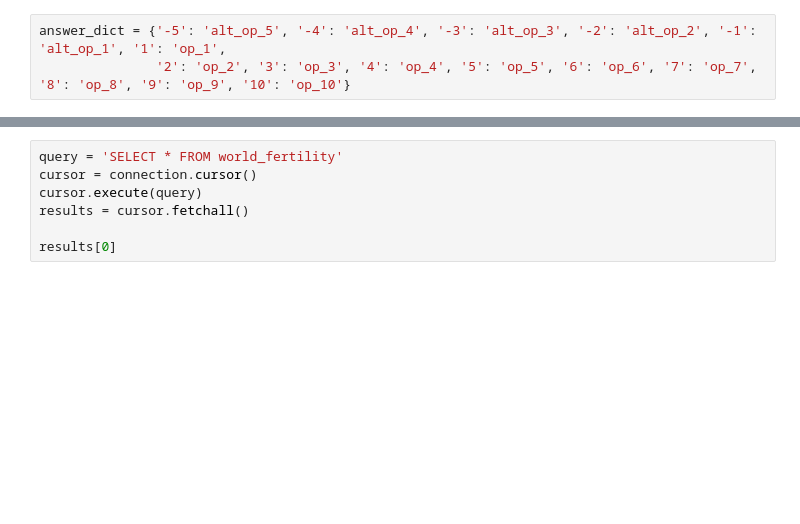
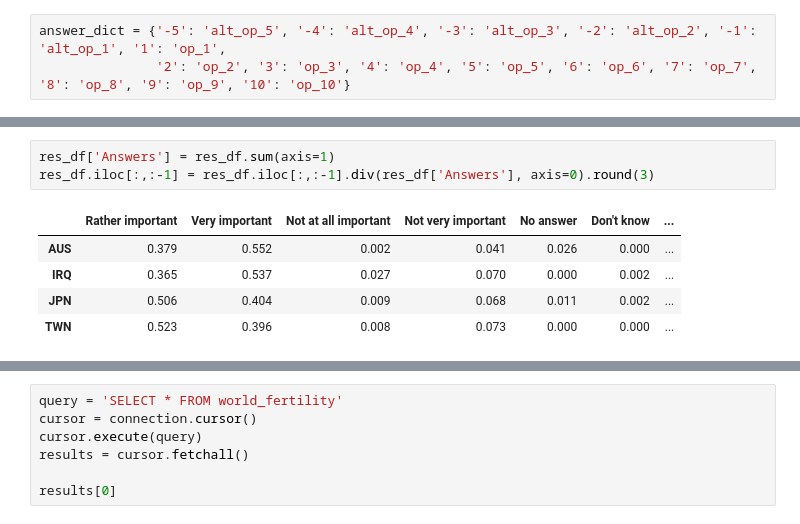
Before and after one commit to augustlidfeldt/country_explorer, a Jupyter notebook: notebooks/api_dev.ipynb, the cells around one changed output, grey strips where cells are left out. Cells and saved outputs as stored; diff of their text form; blank space fills up the shorter version.

```diff
--- a/notebooks/api_dev.ipynb
+++ b/notebooks/api_dev.ipynb
@@ -292,0 +402,9 @@ See the caveats in the documentation: https://pandas.pydata.org/pandas-docs/stab
+# %%
+res_df['Answers'] = res_df.sum(axis=1)
+res_df.iloc[:,:-1] = res_df.iloc[:,:-1].div(res_df['Answers'], axis=0).round(3)
+# %% [output]
+|  | Rather important | Very important | Not at all important | Not very important | No answer | Don't know | ... |
+| AUS | 0.379 | 0.552 | 0.002 | 0.041 | 0.026 | 0.000 | ... |
+| IRQ | 0.365 | 0.537 | 0.027 | 0.070 | 0.000 | 0.002 | ... |
+| JPN | 0.506 | 0.404 | 0.009 | 0.068 | 0.011 | 0.002 | ... |
+| TWN | 0.523 | 0.396 | 0.008 | 0.073 | 0.000 | 0.000 | ... |
```
Also changed, not shown: parts of 18 cells of this notebook, 1 other file.
